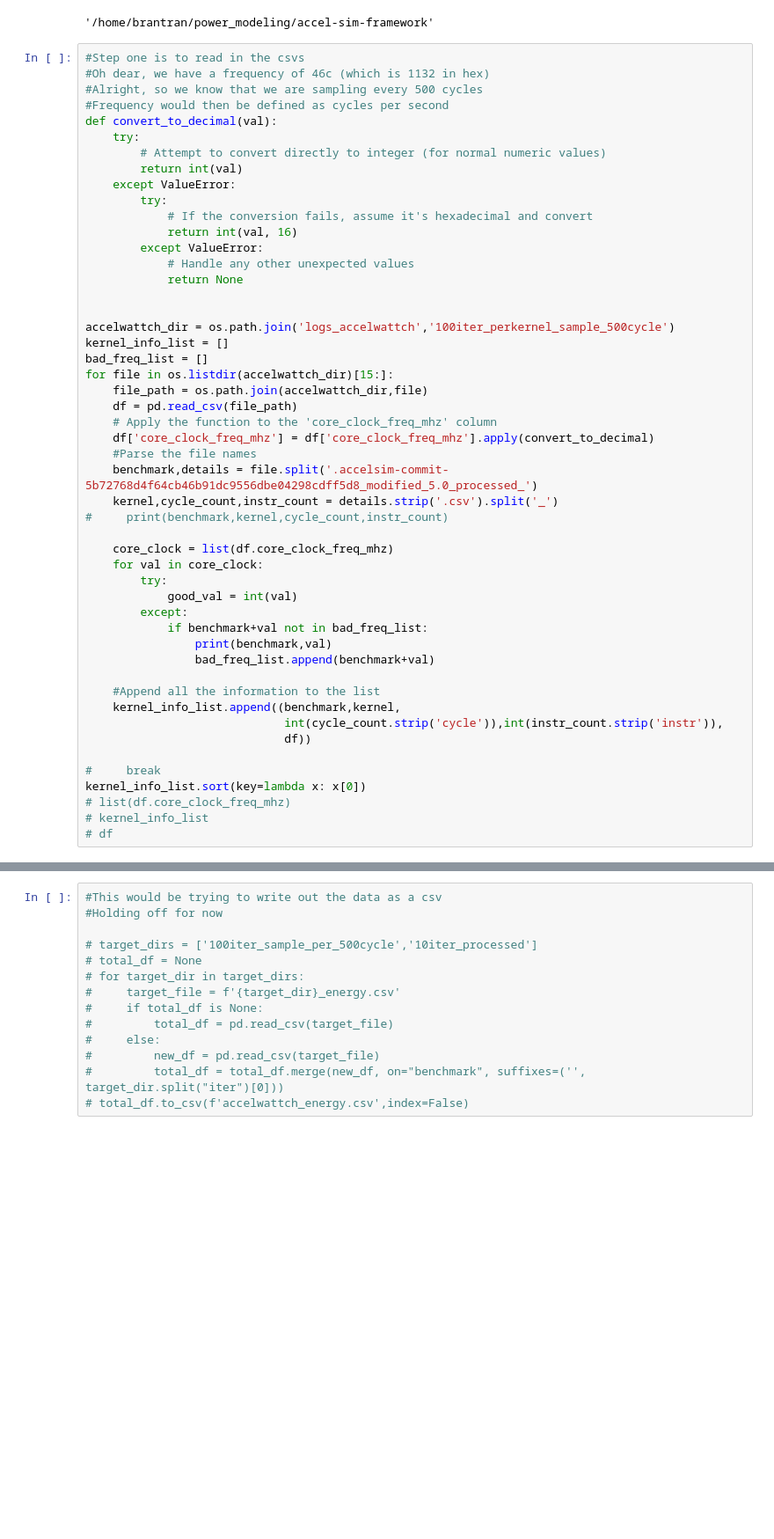
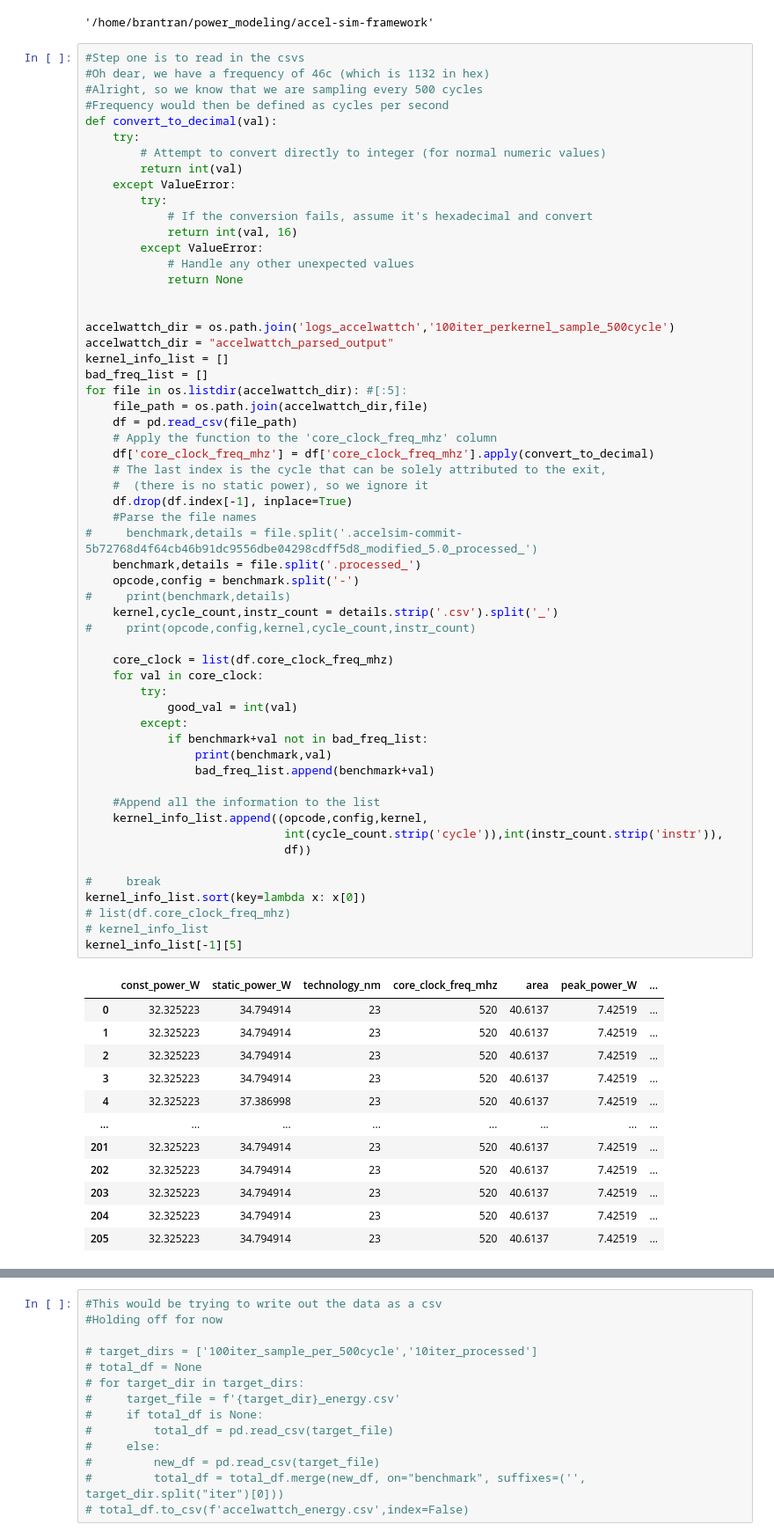
Before and after one commit to BranTran/accel-sim-framework, a Jupyter notebook: notebook_calculate_accelwattch_energy.ipynb, the cells around one changed output, grey strips where cells are left out. Shown at 88% size. Drawn from its saved outputs; the diff is of its cells as text; blank space fills up the shorter version.

```diff
--- a/notebook_calculate_accelwattch_energy.ipynb
+++ b/notebook_calculate_accelwattch_energy.ipynb
@@ -27,35 +27,55 @@ def convert_to_decimal(val):
             return None
 
 
 accelwattch_dir = os.path.join('logs_accelwattch','100iter_perkernel_sample_500cycle')
+accelwattch_dir = "accelwattch_parsed_output"
 kernel_info_list = []
 bad_freq_list = []
-for file in os.listdir(accelwattch_dir)[15:]:
+for file in os.listdir(accelwattch_dir): #[:5]:
     file_path = os.path.join(accelwattch_dir,file)
     df = pd.read_csv(file_path)
     # Apply the function to the 'core_clock_freq_mhz' column
     df['core_clock_freq_mhz'] = df['core_clock_freq_mhz'].apply(convert_to_decimal)
+    # The last index is the cycle that can be solely attributed to the exit,
+    #  (there is no static power), so we ignore it
+    df.drop(df.index[-1], inplace=True)
     #Parse the file names
-    benchmark,details = file.split('.accelsim-commit-5b72768d4f64cb46b91dc9556dbe04298cdff5d8_modified_5.0_processed_')
+#     benchmark,details = file.split('.accelsim-commit-5b72768d4f64cb46b91dc9556dbe04298cdff5d8_modified_5.0_processed_')
+    benchmark,details = file.split('.processed_')
+    opcode,config = benchmark.split('-')
+#     print(benchmark,details)
     kernel,cycle_count,instr_count = details.strip('.csv').split('_')
-#     print(benchmark,kernel,cycle_count,instr_count)
+#     print(opcode,config,kernel,cycle_count,instr_count)
 
     core_clock = list(df.core_clock_freq_mhz)
     for val in core_clock:
         try:
             good_val = int(val)
         except:
             if benchmark+val not in bad_freq_list:
                 print(benchmark,val)
                 bad_freq_list.append(benchmark+val)
 
     #Append all the information to the list
-    kernel_info_list.append((benchmark,kernel,
+    kernel_info_list.append((opcode,config,kernel,
                              int(cycle_count.strip('cycle')),int(instr_count.strip('instr')),
                              df))
 
 #     break
 kernel_info_list.sort(key=lambda x: x[0])
 # list(df.core_clock_freq_mhz)
 # kernel_info_list
-# df
+kernel_info_list[-1][5]
+# %% [output]
+|  | const_power_W | static_power_W | technology_nm | core_clock_freq_mhz | area | peak_power_W | ... |
+| 0 | 32.325223 | 34.794914 | 23 | 520 | 40.6137 | 7.42519 | ... |
+| 1 | 32.325223 | 34.794914 | 23 | 520 | 40.6137 | 7.42519 | ... |
+| 2 | 32.325223 | 34.794914 | 23 | 520 | 40.6137 | 7.42519 | ... |
+| 3 | 32.325223 | 34.794914 | 23 | 520 | 40.6137 | 7.42519 | ... |
+| 4 | 32.325223 | 37.386998 | 23 | 520 | 40.6137 | 7.42519 | ... |
+| ... | ... | ... | ... | ... | ... | ... | ... |
+| 201 | 32.325223 | 34.794914 | 23 | 520 | 40.6137 | 7.42519 | ... |
+| 202 | 32.325223 | 34.794914 | 23 | 520 | 40.6137 | 7.42519 | ... |
+| 203 | 32.325223 | 34.794914 | 23 | 520 | 40.6137 | 7.42519 | ... |
+| 204 | 32.325223 | 34.794914 | 23 | 520 | 40.6137 | 7.42519 | ... |
+| 205 | 32.325223 | 34.794914 | 23 | 520 | 40.6137 | 7.42519 | ... |
```
Also changed, not shown: parts of 9 cells of this notebook, 2 other files.
